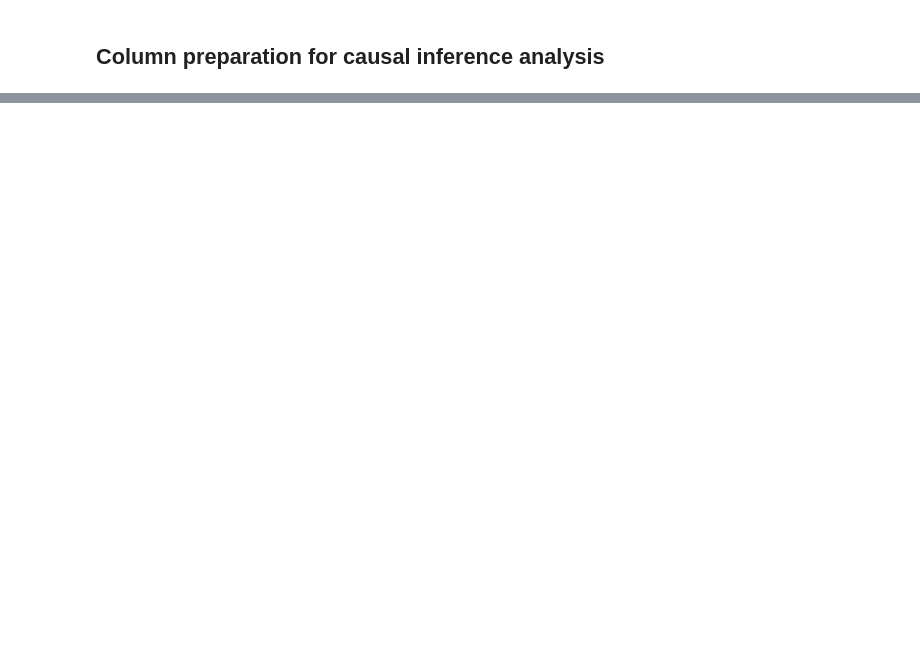
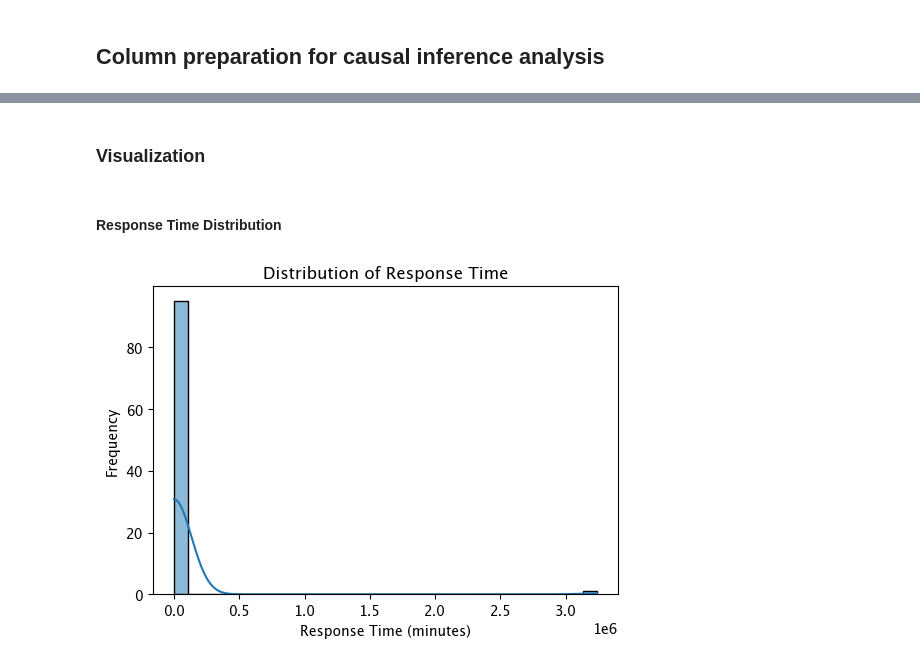
Before and after one commit to vspvikram/LangChain-Twitter-Customer-Support-Causal-Impact, a Jupyter notebook: Customer_Support_Conversational_Analysis.ipynb, the cells around one changed output, grey strips where cells are left out. Cells and saved outputs as stored; diff of their text form; code cells hidden in the pictures; blank space fills up the shorter version.

```diff
--- a/Customer_Support_Conversational_Analysis.ipynb
+++ b/Customer_Support_Conversational_Analysis.ipynb
@@ -125,0 +154,5 @@ df.head(2)
+# %%
+
+# Calculating lenght of the initial complaint
+starting_tweets_df['len_complaint'] = starting_tweets_df['text'].apply(len)
+starting_tweets_df.head()
@@ -125,0 +330,31 @@ df.head(2)
+# %%
+# Create new columns in the starting_tweets_df for the initial sentiment, end sentiment, personalized and issue severity with None
+starting_tweets_df['initial_sentiment'] = None
+starting_tweets_df['end_sentiment'] = None
+starting_tweets_df['personalized'] = None
+starting_tweets_df['severity'] = None
+
+for tweet_id in starting_tweets_df['tweet_id']:
+    # Prepare the conversation text
+    conversation_text = prepare_conversation_text(tweet_id, df)
+
+    # Analyze the conversation text with the LLM through LangChain
+    analysis_result = analyze_tweet_conversation(conversation_text)
+
+    # Update the starting_tweets_df with the analysis results
+    starting_tweets_df.update(pd.DataFrame(analysis_result, index=[tweet_id]))
+# %%
+# Define a mapping from sentiment labels to numerical values
+sentiment_mapping = {'negative': -1, 'neutral': 0, 'positive': 1}
+severity_mapping = {'low': 0, 'medium': 1, 'high': 2}
+personalized_mapping = {'no': 0, 'yes': 1}
+
+# Map the sentiment labels to numerical values
+starting_tweets_df['initial_sentiment_value'] = starting_tweets_df['initial_sentiment'].map(sentiment_mapping)
+starting_tweets_df['end_sentiment_value'] = starting_tweets_df['end_sentiment'].map(sentiment_mapping)
+starting_tweets_df['severity_value'] = starting_tweets_df['severity'].map(severity_mapping)
+starting_tweets_df['personalized_value'] = starting_tweets_df['personalized'].map(personalized_mapping)
+
+# Calculate the change in sentiment as the difference between end and initial sentiment values
+starting_tweets_df['change_in_sentiment'] = starting_tweets_df['end_sentiment_value'] - starting_tweets_df['initial_sentiment_value']
+starting_tweets_df['sentiment_improved'] = starting_tweets_df['change_in_sentiment'].apply(lambda x: 1 if x > 0 else 0)
@@ -125,0 +394,13 @@ df.head(2)
+# %% [markdown]
+### Visualization
+# %% [markdown]
+#### Response Time Distribution
+# %%
+plt.figure(figsize=(6, 4))
+sns.histplot(starting_tweets_df['response_time'], bins=30, kde=True)
+plt.title('Distribution of Response Time')
+plt.xlabel('Response Time (minutes)')
+plt.ylabel('Frequency')
+plt.show()
+# %% [output]
+[figure, added]
```
Also changed, not shown: parts of 29 cells of this notebook, 1 other file.
